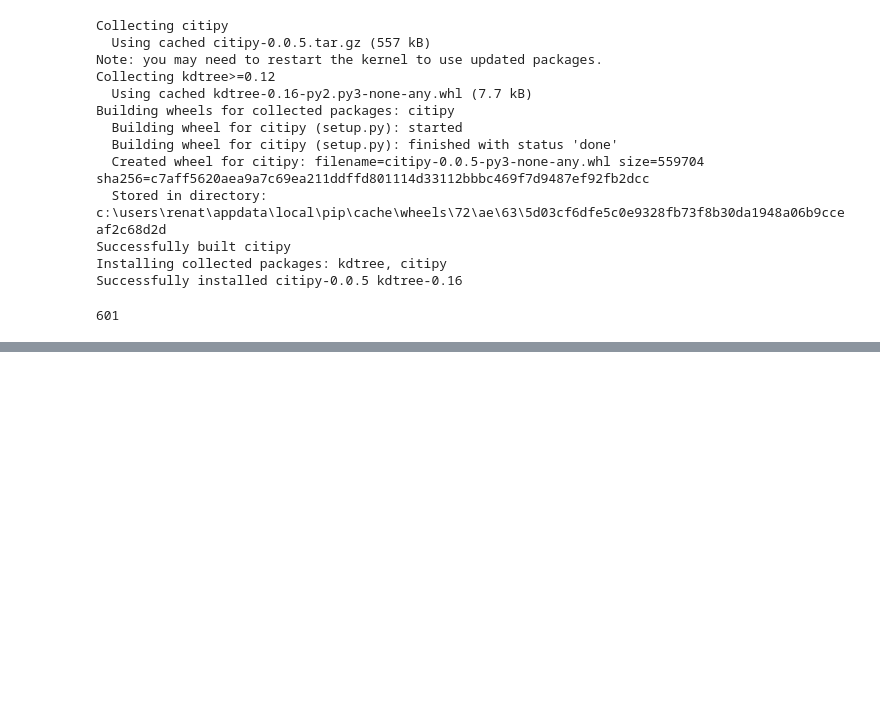
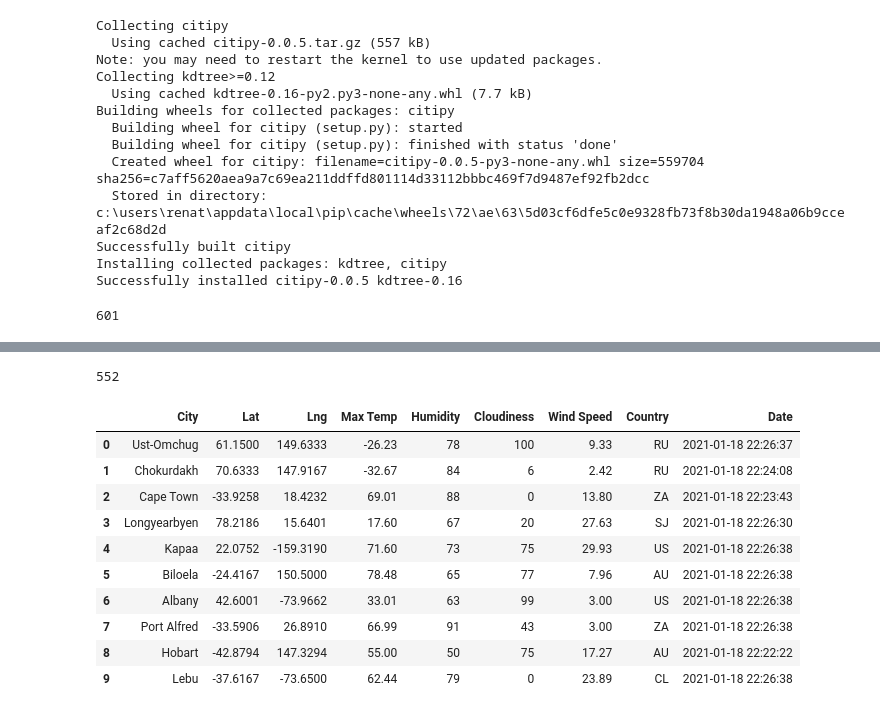
Before and after one commit to renatabg2205/World_Weather_Analysis, a Jupyter notebook: WeatherPy.ipynb, the cells around one changed output, grey strips where cells are left out. Drawn from its saved outputs; the diff is of its cells as text; code cells hidden in the pictures; blank space fills up the shorter version.

```diff
--- a/WeatherPy.ipynb
+++ b/WeatherPy.ipynb
@@ -60,0 +167,21 @@ len(cities)
+# %%
+# Print the city_data count to confirm sufficient count.
+len(city_data)
+# %% [output]
+552
+# %%
+# Convert the array of dictionaries to a Pandas DataFrame.
+city_data_df = pd.DataFrame(city_data)
+city_data_df.head(10)
+# %% [output]
+|  | City | Lat | Lng | Max Temp | Humidity | Cloudiness | Wind Speed | Country | Date |
+| 0 | Ust-Omchug | 61.1500 | 149.6333 | -26.23 | 78 | 100 | 9.33 | RU | 2021-01-18 22:26:37 |
+| 1 | Chokurdakh | 70.6333 | 147.9167 | -32.67 | 84 | 6 | 2.42 | RU | 2021-01-18 22:24:08 |
+| 2 | Cape Town | -33.9258 | 18.4232 | 69.01 | 88 | 0 | 13.80 | ZA | 2021-01-18 22:23:43 |
+| 3 | Longyearbyen | 78.2186 | 15.6401 | 17.60 | 67 | 20 | 27.63 | SJ | 2021-01-18 22:26:30 |
+| 4 | Kapaa | 22.0752 | -159.3190 | 71.60 | 73 | 75 | 29.93 | US | 2021-01-18 22:26:38 |
+| 5 | Biloela | -24.4167 | 150.5000 | 78.48 | 65 | 77 | 7.96 | AU | 2021-01-18 22:26:38 |
+| 6 | Albany | 42.6001 | -73.9662 | 33.01 | 63 | 99 | 3.00 | US | 2021-01-18 22:26:38 |
+| 7 | Port Alfred | -33.5906 | 26.8910 | 66.99 | 91 | 43 | 3.00 | ZA | 2021-01-18 22:26:38 |
+| 8 | Hobart | -42.8794 | 147.3294 | 55.00 | 50 | 75 | 17.27 | AU | 2021-01-18 22:22:22 |
+| 9 | Lebu | -37.6167 | -73.6500 | 62.44 | 79 | 0 | 23.89 | CL | 2021-01-18 22:26:38 |
```
Also changed, not shown: parts of 8 cells of this notebook, 1 other file.
